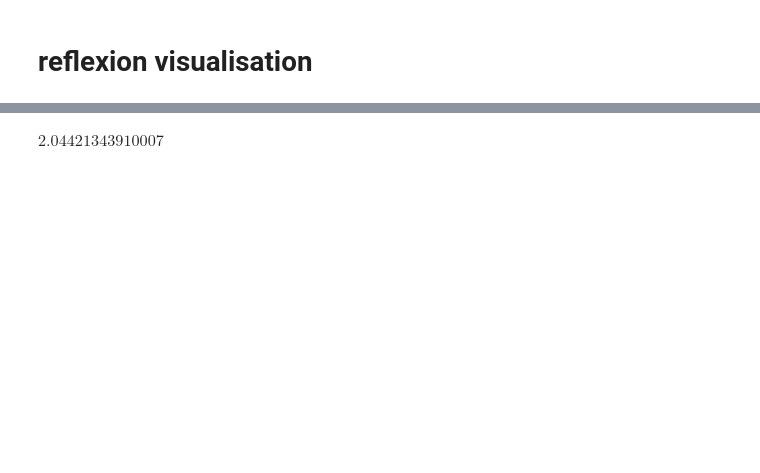
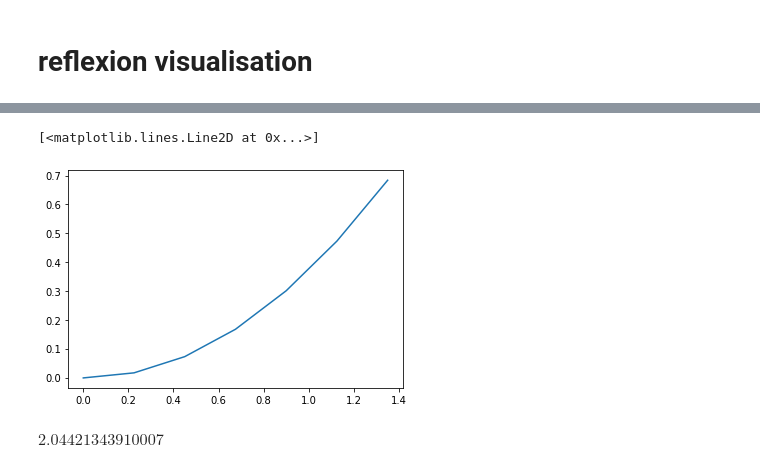
Before and after one commit to blidiaahmed/RayFocus, a Jupyter notebook: Bezier.ipynb, the cells around one changed output, grey strips where cells are left out. Drawn from its saved outputs; the diff is of its cells as text; code cells hidden in the pictures; blank space fills up the shorter version.

```diff
--- a/Bezier.ipynb
+++ b/Bezier.ipynb
@@ -67,3 +128,8 @@ X,Ysol
+# %%
+plt.plot(XX,YY)
+# %% [output]
+[<matplotlib.lines.Line2D at 0x...>]
+[figure, added]
 # %%
 from sympy import symbols,integrate
 x = symbols('x')
```
Also changed, not shown: parts of 5 cells of this notebook, 4 other files.
